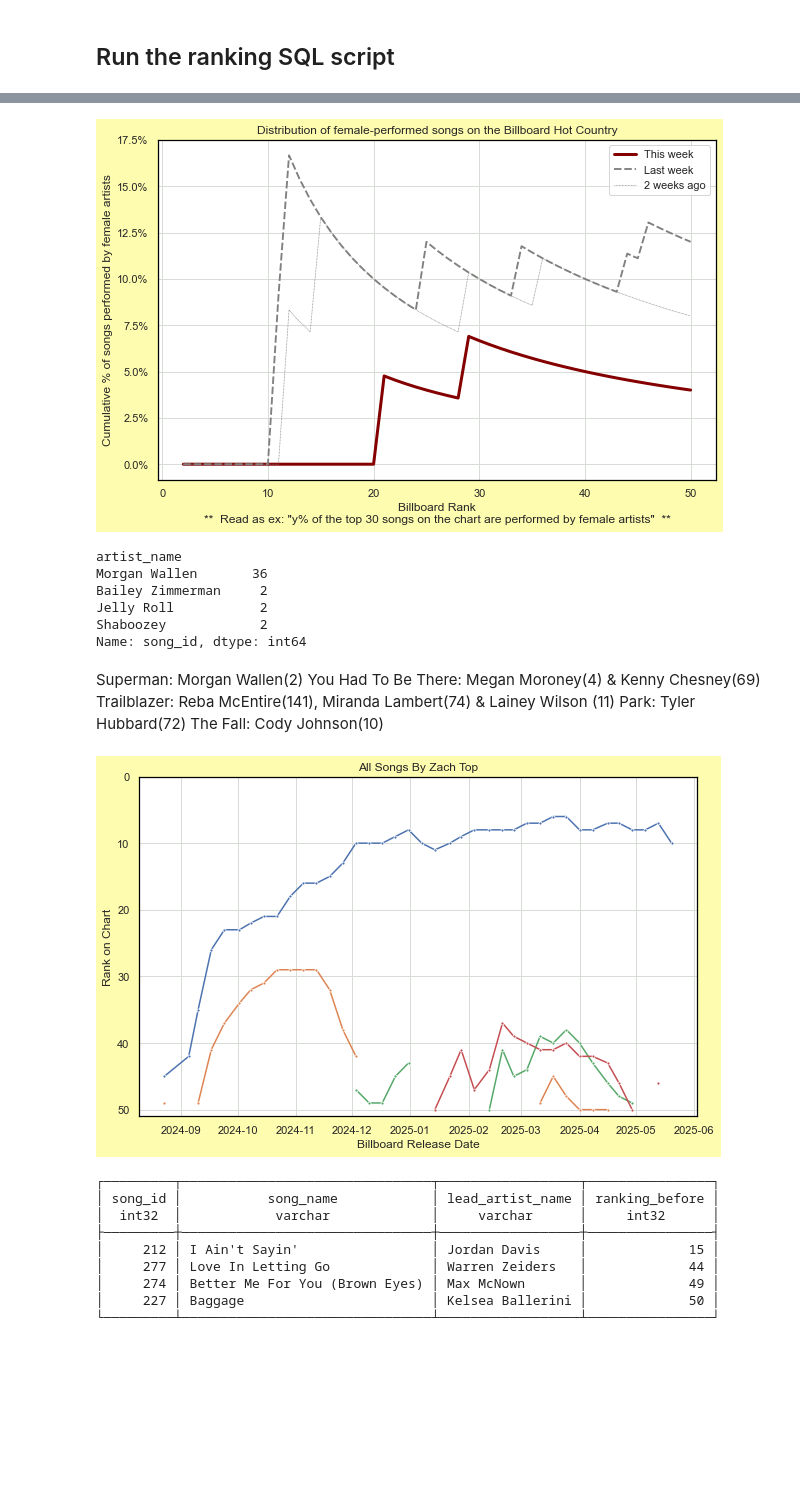
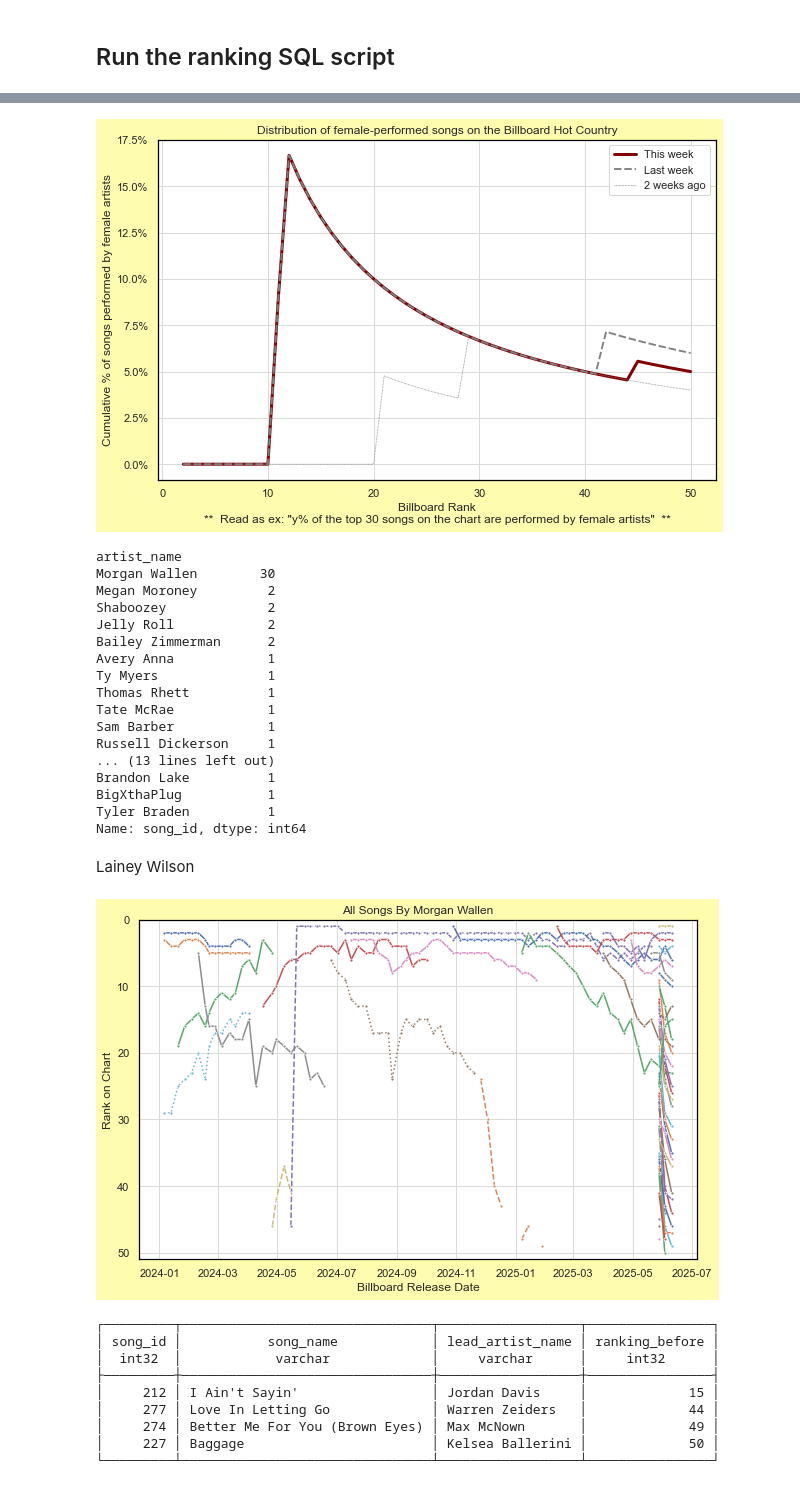
Before and after one commit to jwmanahan/billboard, a Jupyter notebook: add_new_week.ipynb, the cells around one changed output, grey strips where cells are left out. Drawn from its saved outputs; the diff is of its cells as text; code cells hidden in the pictures; blank space fills up the shorter version.

```diff
--- a/add_new_week.ipynb
+++ b/add_new_week.ipynb
@@ -33,7 +33,7 @@ sns.set(
 # Change the billboard_observation_date!
 # %%
 current_date = date.today().strftime('%Y-%m-%d')
-billboard_observation_date = '2025-05-28'
+billboard_observation_date = '2025-06-10'
 # %%
 # Set up SQL connection
 %config SqlMagic.autopandas = True
@@ -843,7 +720,7 @@ plt.xlabel(
 plt.ylabel('Cumulative % of songs performed by female artists')
 graph.yaxis.set_major_formatter(mtick.StrMethodFormatter('{x:.1%}'))
 # %% [output]
-[figure, old version]
+[figure, new version]
 # %%
 credit_type_to_linestyle = {
     'Lead artist' : 'solid'
@@ -855,26 +732,33 @@ credit_type_to_linestyle = {
 df_weeks_for_artist[
     df_weeks_for_artist['billboard_observation_date'] == billboard_observation_date
 ].groupby('artist_name').count().iloc[:,1].loc[
-    # lambda x: x >= 1
-    lambda x: x > 1
+    lambda x: x >= 1
+    #lambda x: x > 1
 ].sort_values(ascending = False)
 # %% [output]
 artist_name
-Morgan Wallen       36
-Bailey Zimmerman     2
-Jelly Roll           2
-Shaboozey            2
+Morgan Wallen        30
+Megan Moroney         2
+Shaboozey             2
+Jelly Roll            2
+Bailey Zimmerman      2
+Avery Anna            1
+Ty Myers              1
+Thomas Rhett          1
+Tate McRae            1
+Sam Barber            1
+Russell Dickerson     1
+... (13 lines left out)
+Brandon Lake          1
+BigXthaPlug           1
+Tyler Braden          1
 Name: song_id, dtype: int64
 # %% [markdown]
-Superman: Morgan Wallen(2)
-You Had To Be There: Megan Moroney(4) & Kenny Chesney(69)
-Trailblazer: Reba McEntire(141), Miranda Lambert(74) & Lainey Wilson (11)
-Park: Tyler Hubbard(72)
-The Fall: Cody Johnson(10)
+Lainey Wilson
 # %%
 # For now, manual artist name selection
 # TODO: Create charts for every artist on this week's chart at once
-artist_name = 'Zach Top'
+artist_name = 'Morgan Wallen'
 
 df_weeks_this_artist = df_weeks_for_artist.query(
     f"artist_name == '{artist_name}'"
@@ -885,34 +769,34 @@ df_weeks_this_artist = df_weeks_for_artist.query(
 #     this_artist_id = input("Please input artist ID for differentiation")
 #     df_weeks_this_artist[
 #         df_weeks_this_artist[artist_id] == this_artist_id
 #     ]
 
 for _, row in df_weeks_this_artist.pivot( # TODO no pivot to support legend in char 'song_name'
     index = 'song_id'
     , columns = 'billboard_observation_date' #TODO: weeks ago
     , values = 'billboard_rank'
 ).fillna(
     np.inf # suppresses only if a different song is on the chart in any week within this song's gap
 ).iterrows():
     graph = sns.lineplot(
         data = row
         , linestyle = credit_type_to_linestyle[
             df_weeks_this_artist[
                 df_weeks_this_artist['song_id'] == row.name
             ].groupby('relationship_type').count().iloc[0].name
         ]
         , marker = '.'
     )
 
 graph.set(
     title = f'All Songs By {artist_name}'
     , xlabel = 'Billboard Release Date' # Really observation date (for now)
     , ylabel = 'Rank on Chart'
     , ylim = [0, 51]
 )
 graph.axes.invert_yaxis()
 # %% [output]
-[figure, old version]
+[figure, new version]
 # %%
 # TODO: Set comparison_observation_date as num weeks back, not specific date
 current_observation_date = billboard_observation_date
```
Also changed, not shown: parts of 20 cells of this notebook, 4 other files.
